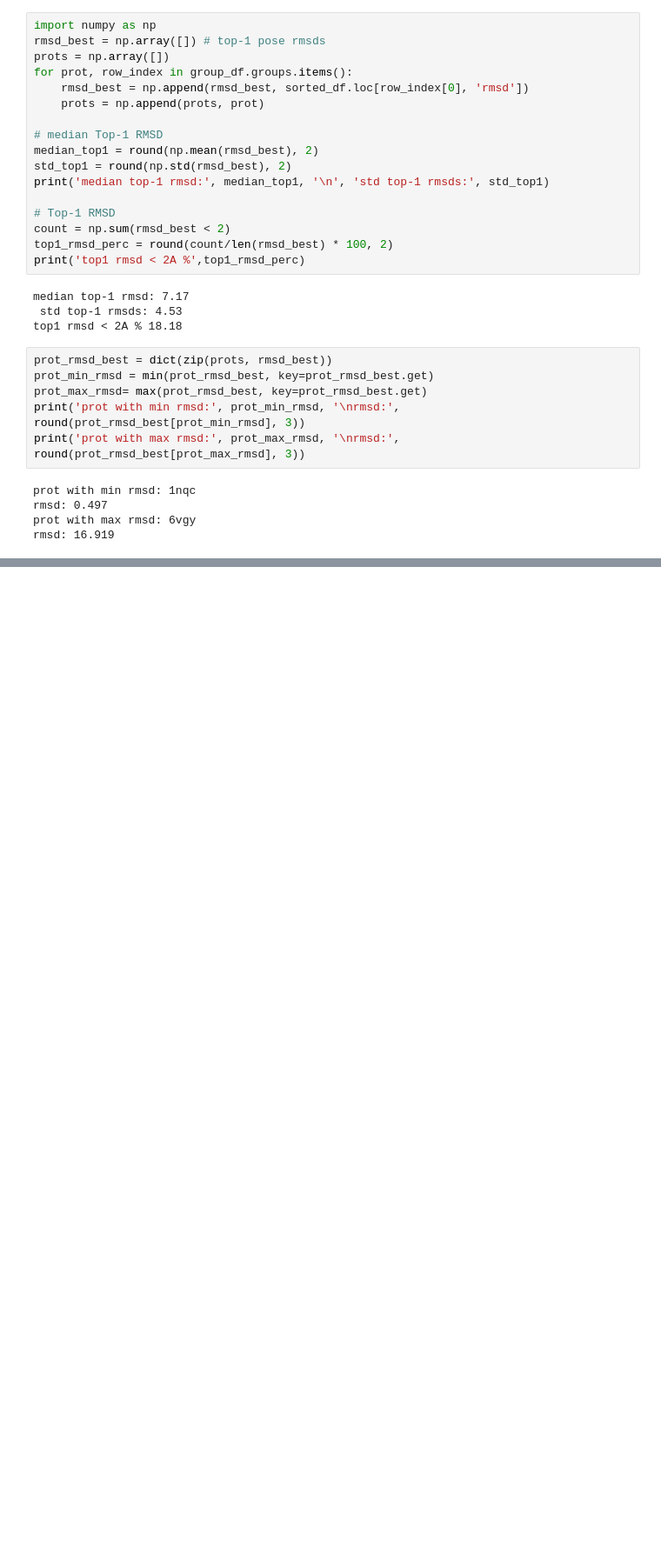
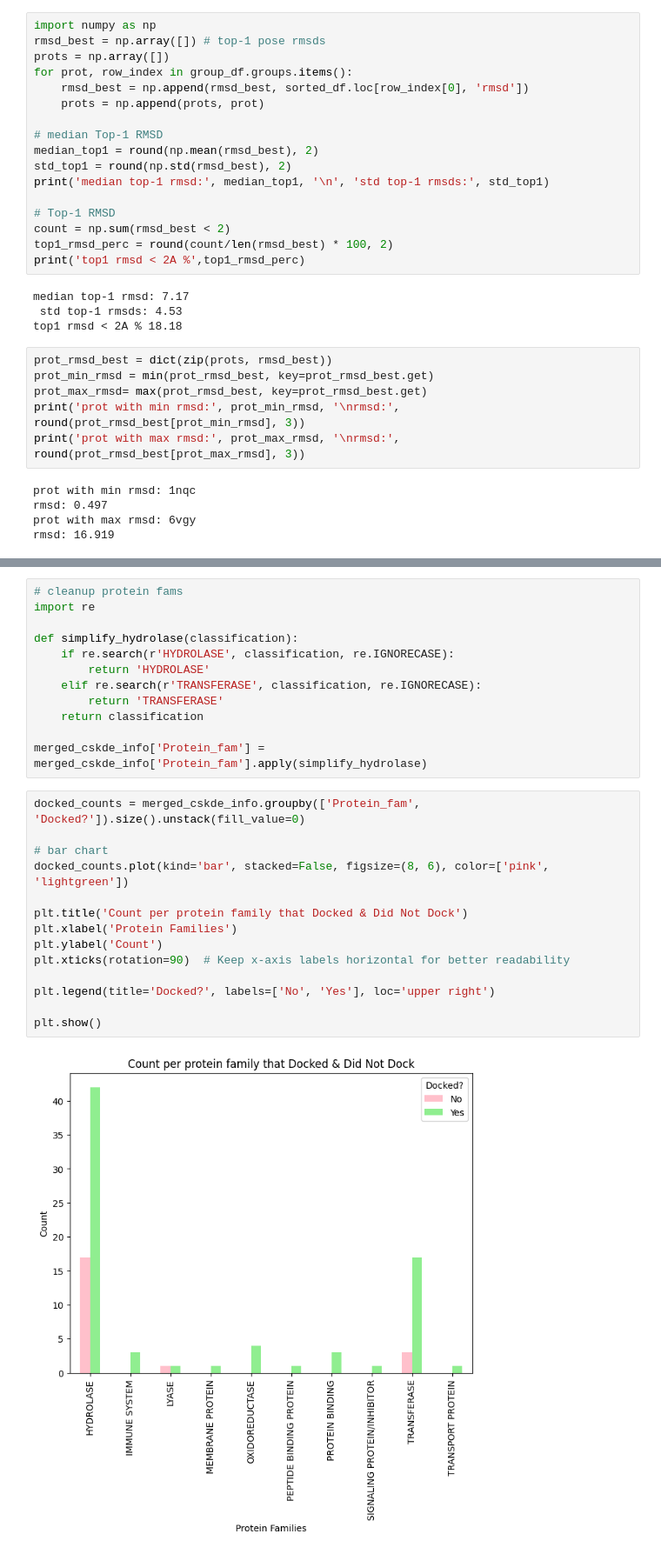
Before and after one commit to ymanasa2022/DiffDockL-Cov, a Jupyter notebook: eval_ymanasa.ipynb, the cells around one changed output, grey strips where cells are left out. Shown at 87% size. Cells and saved outputs as stored; diff of their text form; blank space fills up the shorter version.

```diff
--- a/eval_ymanasa.ipynb
+++ b/eval_ymanasa.ipynb
@@ -391,0 +220,28 @@ rank1_corrects = count_rank1/num_prots * 100
+# %%
+# cleanup protein fams
+import re
+
+def simplify_hydrolase(classification):
+    if re.search(r'HYDROLASE', classification, re.IGNORECASE):
+        return 'HYDROLASE'
+    elif re.search(r'TRANSFERASE', classification, re.IGNORECASE):
+        return 'TRANSFERASE'
+    return classification
+
+merged_cskde_info['Protein_fam'] = merged_cskde_info['Protein_fam'].apply(simplify_hydrolase)
+# %%
+docked_counts = merged_cskde_info.groupby(['Protein_fam', 'Docked?']).size().unstack(fill_value=0)
+
+# bar chart
+docked_counts.plot(kind='bar', stacked=False, figsize=(8, 6), color=['pink', 'lightgreen'])
+
+plt.title('Count per protein family that Docked & Did Not Dock')
+plt.xlabel('Protein Families')
+plt.ylabel('Count')
+plt.xticks(rotation=90)  # Keep x-axis labels horizontal for better readability
+
+plt.legend(title='Docked?', labels=['No', 'Yes'], loc='upper right')
+
+plt.show()
+# %% [output]
+[figure, added]
```
Also changed, not shown: parts of 31 cells of this notebook, 2 other files.
